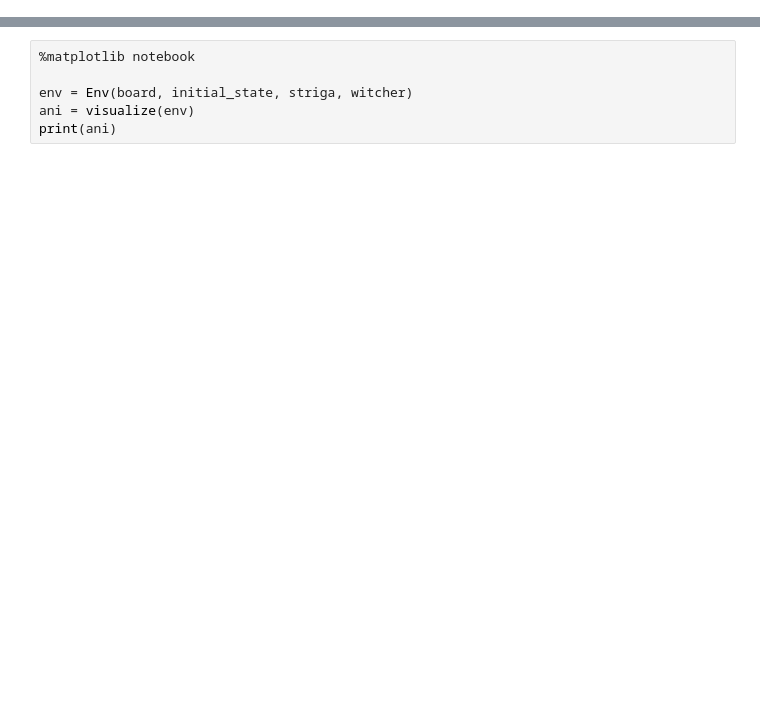
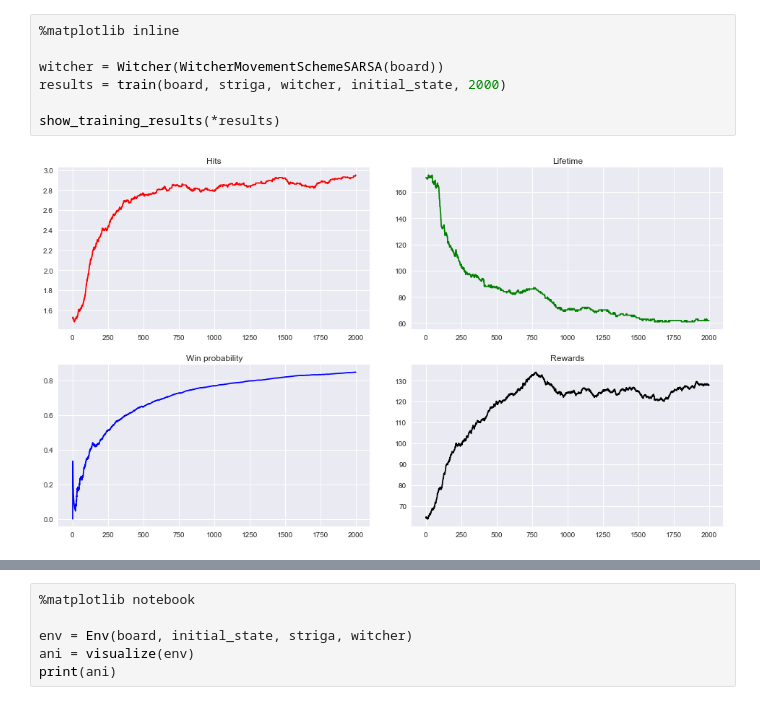
Before and after one commit to Petroniuss/machine-learning-1, a Jupyter notebook: lab5-q-learning/q_learning.ipynb, the cells around one changed output, grey strips where cells are left out. Cells and saved outputs as stored; diff of their text form; blank space fills up the shorter version.

```diff
--- a/lab5-q-learning/q_learning.ipynb
+++ b/lab5-q-learning/q_learning.ipynb
@@ -41,0 +36,9 @@ train(board, striga, witcher, initial_state)
+# %%
+%matplotlib inline
+
+witcher = Witcher(WitcherMovementSchemeSARSA(board))
+results = train(board, striga, witcher, initial_state, 2000)
+
+show_training_results(*results)
+# %% [output]
+[figure, added]
```
Also changed, not shown: parts of 4 cells of this notebook, 5 other files.
